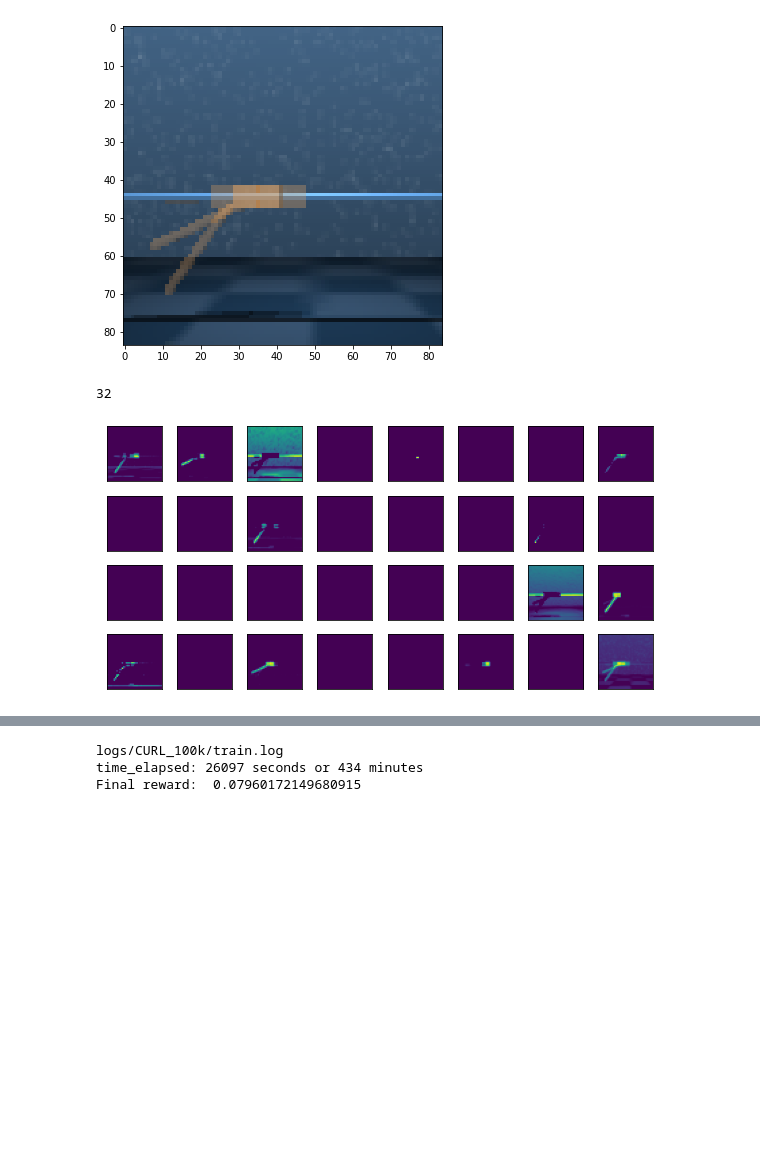
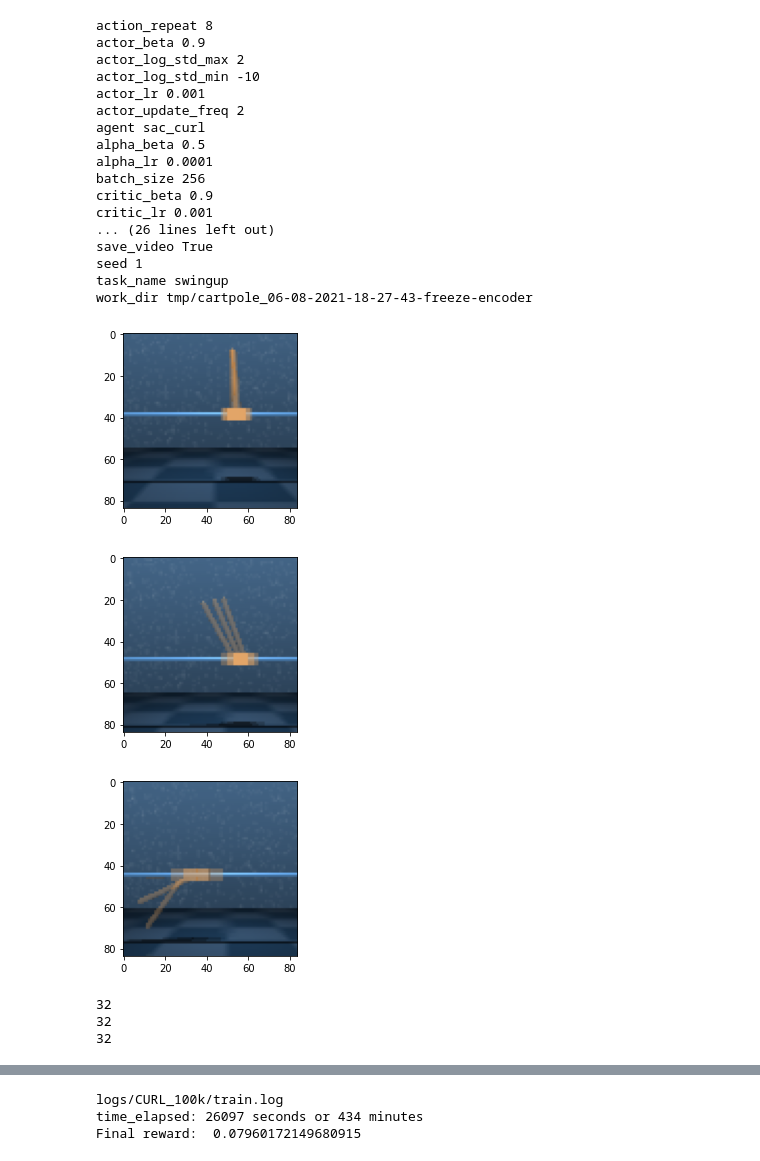
Before and after one commit to gijskoning/ReproducingCURL, a Jupyter notebook: plot.ipynb, the cells around one changed output, grey strips where cells are left out. Saved outputs shown, nothing was run; the diff lists cells and outputs as text; code cells hidden in the pictures; blank space fills up the shorter version.

Commit message:
Add images

```diff
--- a/plot.ipynb
+++ b/plot.ipynb
@@ -305,6 +249,8 @@ ModuleList(
 # %%
+encoder, env, replay_buffer, activation = load_encoder_model()
+
 utils.set_seed_everywhere(1)
-observation_indexes = [3]
+observation_indexes = [0,5,3]
 all_obs, obs_other_augmentation, action, reward, next_obs, not_done = replay_buffer.sample()
 # for i in range(len(all_obs)):
 #     obs = all_obs[i]
@@ -312,40 +258,60 @@ all_obs, obs_other_augmentation, action, reward, next_obs, not_done = replay_buf
 #     first_frame = obs.squeeze(0)[:3].permute(1,2,0)/255
 #     plt.imshow(first_frame)
 #     plt.show()
-fig=plt.figure(figsize=(3,3))
 for plot_i, i in enumerate(observation_indexes):
+    fig=plt.figure(figsize=(3,3))
     obs = all_obs[i:i+1]
     img = obs.squeeze(0)[:3]+obs.squeeze(0)[3:6]+obs.squeeze(0)[6:9]
     first_frame = img.permute(1,2,0)/(255*3)
-    fig.add_subplot(1, len(observation_indexes), 1+plot_i)
+    # fig.add_subplot(1, len(observation_indexes), 1+plot_i)
     plt.imshow(first_frame)
-plt.tight_layout()
-plt.savefig("docs/images/example_observation")
-plt.show()
+    plt.tight_layout()
+    plt.savefig(f"docs/images/example_observation_{plot_i}")
+    plt.show()
 
 for conv_index in [1]:
     for i in observation_indexes:
         obs = all_obs[i:i+1]
         encoder.query(obs)
         act = activation[f'conv{conv_index}'].squeeze()
         print(act.size(0))
         # size = act.size(0)
         size = 32
         fig=plt.figure(figsize=(8,4))
         h, w = 4,8
         # fig, axarr = plt.subplots(1, size,figsize=(15,15))
         subplot_i =0
         for idx in range(size):
             fig.add_subplot(h, w, 1+subplot_i)
             plt.imshow(torch.relu(act[idx]))
             plt.xticks([])
             plt.yticks([])
             plt.tight_layout()
             subplot_i += 1
         plt.tight_layout()
 
-    plt.savefig(f"docs/images/featuremaps_conv_{conv_index}")
+        plt.savefig(f"docs/images/featuremaps_conv_{conv_index}_plot_{i}")
 # %% [output]
+action_repeat 8
+actor_beta 0.9
+actor_log_std_max 2
+actor_log_std_min -10
+actor_lr 0.001
+actor_update_freq 2
+agent sac_curl
+alpha_beta 0.5
+alpha_lr 0.0001
+batch_size 256
+critic_beta 0.9
+critic_lr 0.001
+... (26 lines left out)
+save_video True
+seed 1
+task_name swingup
+work_dir tmp/cartpole_06-08-2021-18-27-43-freeze-encoder
-[figure, old version]
+[figure, new version]
-32
-[figure, old version]
+[figure, new version]
+[figure, added]
+32
+32
+32
```
Also changed, not shown: parts of 7 cells of this notebook, 12 other files.
